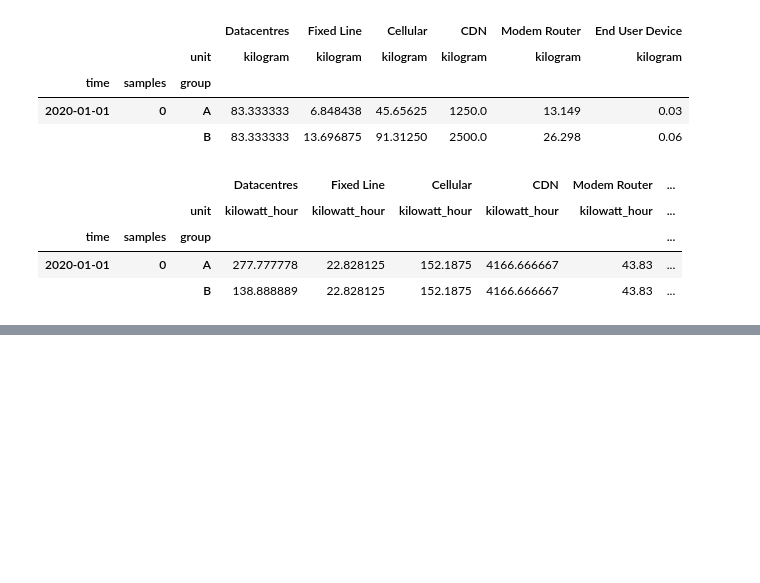
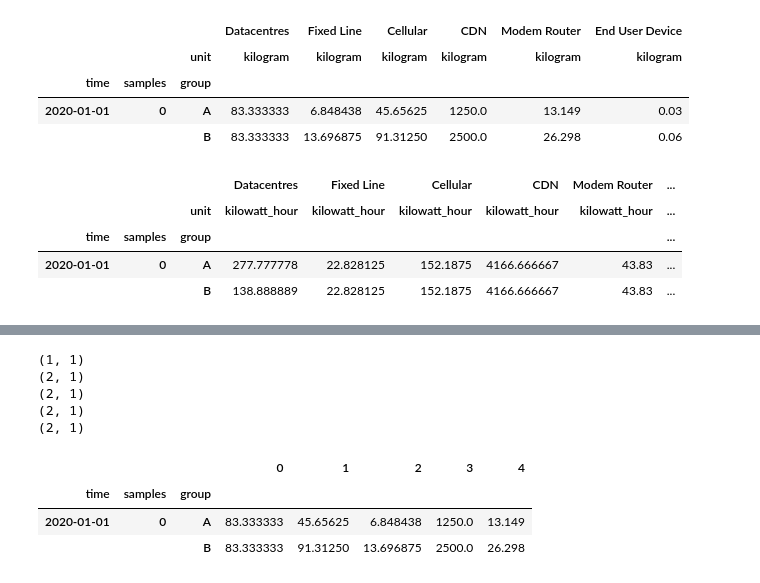
Before and after one commit to sust-cs-uob/eam-core, a Jupyter notebook: docs/ipynb/JamesPandasTesting.ipynb, the cells around one changed output, grey strips where cells are left out. Cells and saved outputs as stored; diff of their text form; code cells hidden in the pictures; blank space fills up the shorter version.

Commit message:
trying to save hdf5 pickles as a single dataframe

```diff
--- a/docs/ipynb/JamesPandasTesting.ipynb
+++ b/docs/ipynb/JamesPandasTesting.ipynb
@@ -301,0 +302,27 @@ df_index
+# %%
+countryres = load_series_from_files()
+
+times = pd.date_range('2020-01-01', '2020-01-01', freq='MS')
+sample_size = 1
+groups = ['A', 'B']
+iterables = [times, range(sample_size), groups]
+index_names = ['time', 'samples', 'group']
+
+df_multi_index = pd.MultiIndex.from_product(iterables, names=index_names)
+df_index = pd.DataFrame(index=df_multi_index)
+
+for i in range(len(series)):
+    print(countryres[i].shape)
+    df_index[str(i)] = countryres[i]
+
+df_index
+# %% [output]
+(1, 1)
+(2, 1)
+(2, 1)
+(2, 1)
+(2, 1)
+|  |  |  | 0 | 1 | 2 | 3 | 4 |
+| time | samples | group |  |  |  |  |  |
+| 2020-01-01 | 0 | A | 83.333333 | 45.65625 | 6.848438 | 1250.0 | 13.149 |
+|  |  | B | 83.333333 | 91.31250 | 13.696875 | 2500.0 | 26.298 |
```
Also changed, not shown: parts of 7 cells of this notebook, 7 other files.
